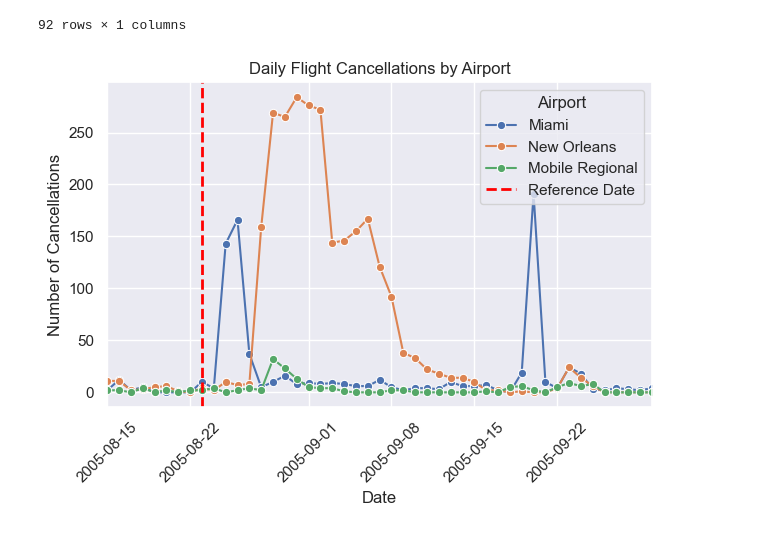
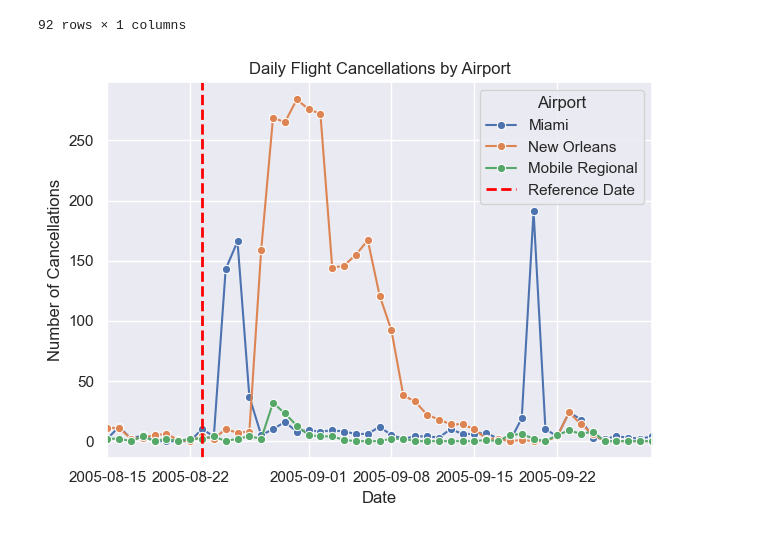
Before and after one commit to jonasvyma/below_zero, a Jupyter notebook: pavel/flights_visualization.ipynb, the cells around one changed output. Saved outputs shown, nothing was run; the diff lists cells and outputs as text; code cells hidden in the pictures.

```diff
--- a/pavel/flights_visualization.ipynb
+++ b/pavel/flights_visualization.ipynb
@@ -197,32 +228,32 @@ mobile_regional_monthly
 import pandas as pd
 import seaborn as sns
 import matplotlib.pyplot as plt
 
 # After your plotting code:
 sns.lineplot(
     data=combined_df,
     x='flight_date',
     y='cancelled',
     hue='airport',
     marker='o'
 )
 # Add vertical line at August 23, 2005
 ref_date = pd.to_datetime("2005-08-23")
 plt.axvline(x=ref_date, color='red', linestyle='--', linewidth=2, label='Reference Date')
 
 # Set x-axis limits from August 15, 2005 to the last date in your data
 start_date = pd.to_datetime("2005-08-15")
 end_date = combined_df['flight_date'].max()
 
 plt.xlim(start_date, end_date)
 
 # The rest of your plot formatting
 plt.title('Daily Flight Cancellations by Airport')
 plt.xlabel('Date')
 plt.ylabel('Number of Cancellations')
-plt.xticks(rotation=45)
+plt.xticks(rotation=0)
 plt.legend(title='Airport')
 plt.tight_layout()
 plt.show()
 # %% [output]
-[figure, old version]
+[figure, new version]
```
Also changed, not shown: parts of 8 cells of this notebook.
